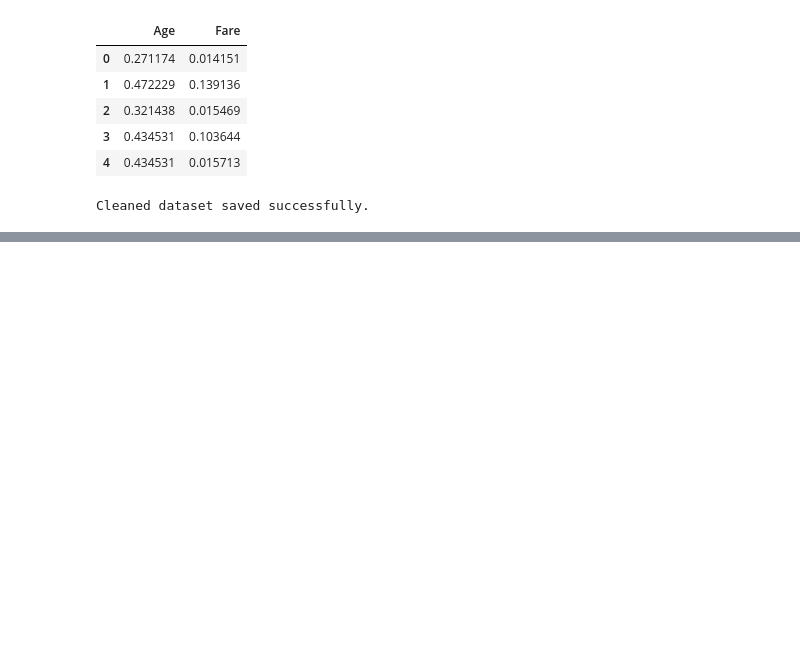
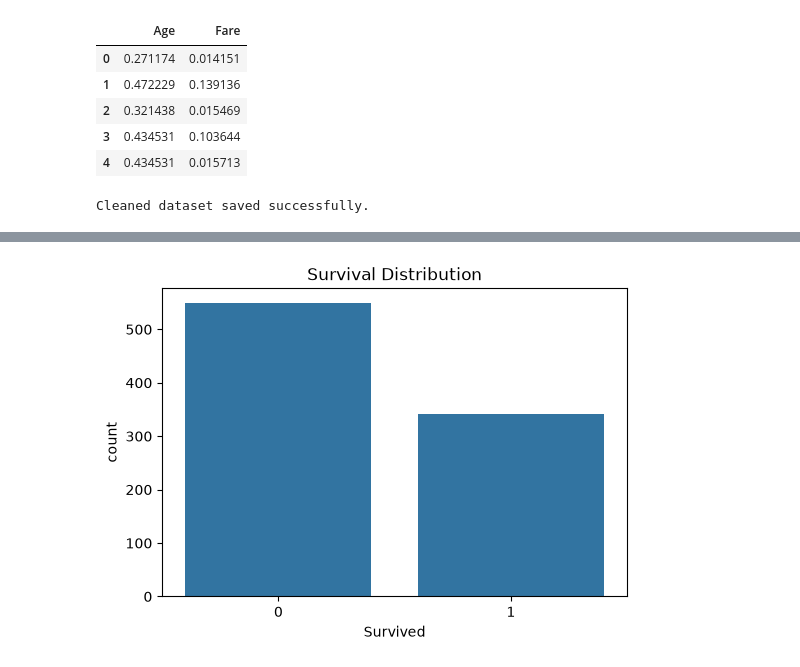
Before and after one commit to heydhwani/Assignment_2, a Jupyter notebook: notebooks/titanic_analysis.ipynb, the cells around one changed output, grey strips where cells are left out. Cells and saved outputs as stored; diff of their text form; code cells hidden in the pictures; blank space fills up the shorter version.

Commit message:
data visualisations done

```diff
--- a/notebooks/titanic_analysis.ipynb
+++ b/notebooks/titanic_analysis.ipynb
@@ -243,0 +248,13 @@ Cleaned dataset saved successfully.
+# %%
+plt.figure(figsize=(6,4))
+
+sns.countplot(
+    x="Survived",
+    data=df
+)
+
+plt.title("Survival Distribution")
+
+plt.show()
+# %% [output]
+[figure, added]
```
Also changed, not shown: parts of 10 cells of this notebook.
